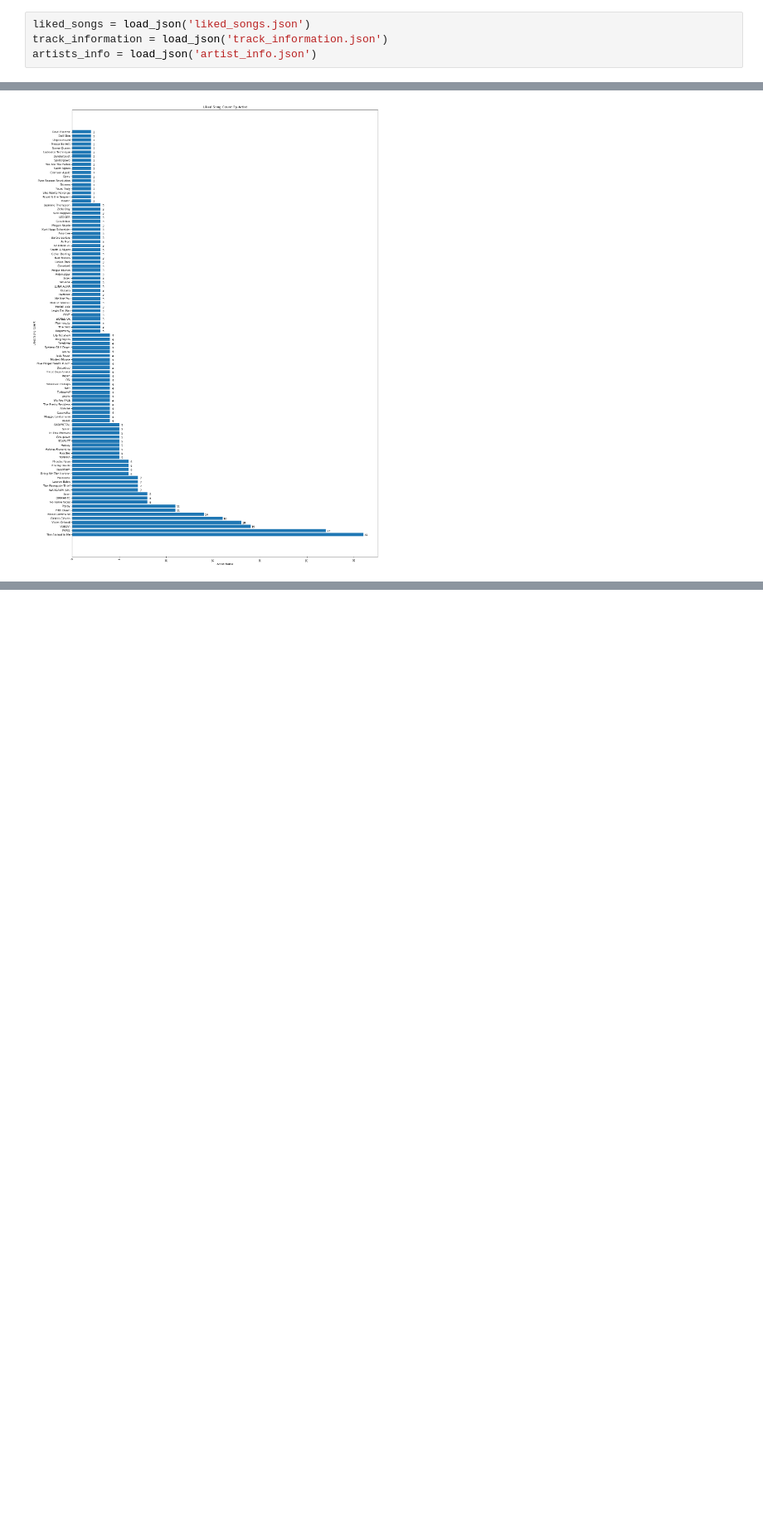
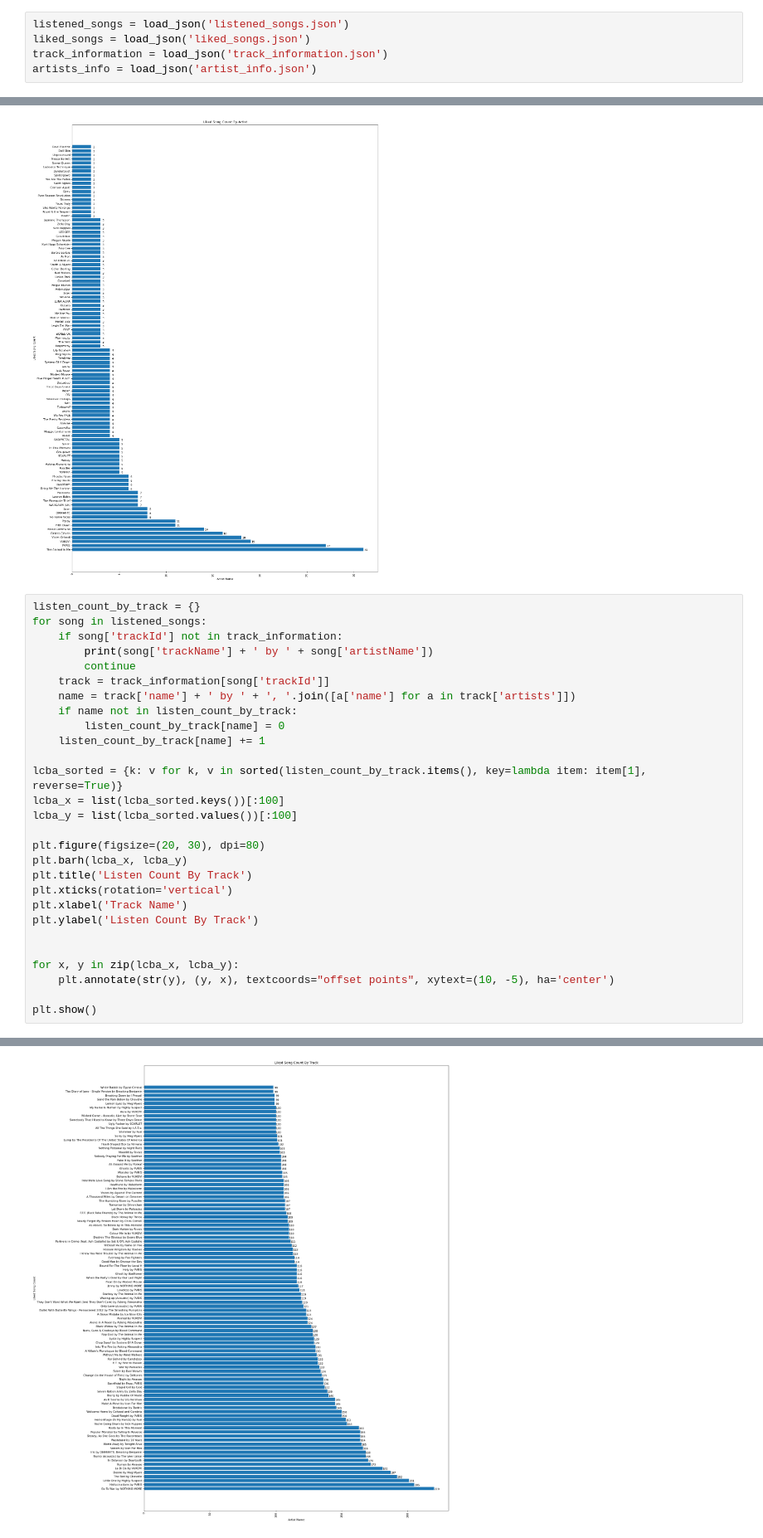
Before and after one commit to eman1can/SpotifyAnalysis, a Jupyter notebook: main.ipynb, the cells around one changed output, grey strips where cells are left out. Shown at 83% size. Drawn from its saved outputs; the diff is of its cells as text; blank space fills up the shorter version.

Commit message:
Update data for all history (was done previously); Update web app; Plots & jupyter

```diff
--- a/main.ipynb
+++ b/main.ipynb
@@ -7,4 +20,5 @@ client = SpotipyClient()
 # %%
+listened_songs = load_json('listened_songs.json')
 liked_songs = load_json('liked_songs.json')
 track_information = load_json('track_information.json')
 artists_info = load_json('artist_info.json')
@@ -36,3 +50,32 @@ for x, y in zip(lcba_x, lcba_y):
 plt.show()
 # %% [output]
 [figure]
+# %%
+listen_count_by_track = {}
+for song in listened_songs:
+    if song['trackId'] not in track_information:
+        print(song['trackName'] + ' by ' + song['artistName'])
+        continue
+    track = track_information[song['trackId']]
+    name = track['name'] + ' by ' + ', '.join([a['name'] for a in track['artists']])
+    if name not in listen_count_by_track:
+        listen_count_by_track[name] = 0
+    listen_count_by_track[name] += 1
+
+lcba_sorted = {k: v for k, v in sorted(listen_count_by_track.items(), key=lambda item: item[1], reverse=True)}
+lcba_x = list(lcba_sorted.keys())[:100]
+lcba_y = list(lcba_sorted.values())[:100]
+
+plt.figure(figsize=(20, 30), dpi=80)
+plt.barh(lcba_x, lcba_y)
+plt.title('Listen Count By Track')
+plt.xticks(rotation='vertical')
+plt.xlabel('Track Name')
+plt.ylabel('Listen Count By Track')
+
+
+for x, y in zip(lcba_x, lcba_y):
+    plt.annotate(str(y), (y, x), textcoords="offset points", xytext=(10, -5), ha='center')
+
+plt.show()
+# %% [output]
@@ -38,0 +83 @@ plt.show()
+[figure, added]
```
Also changed, not shown: parts of 14 cells of this notebook, 45 other files.
